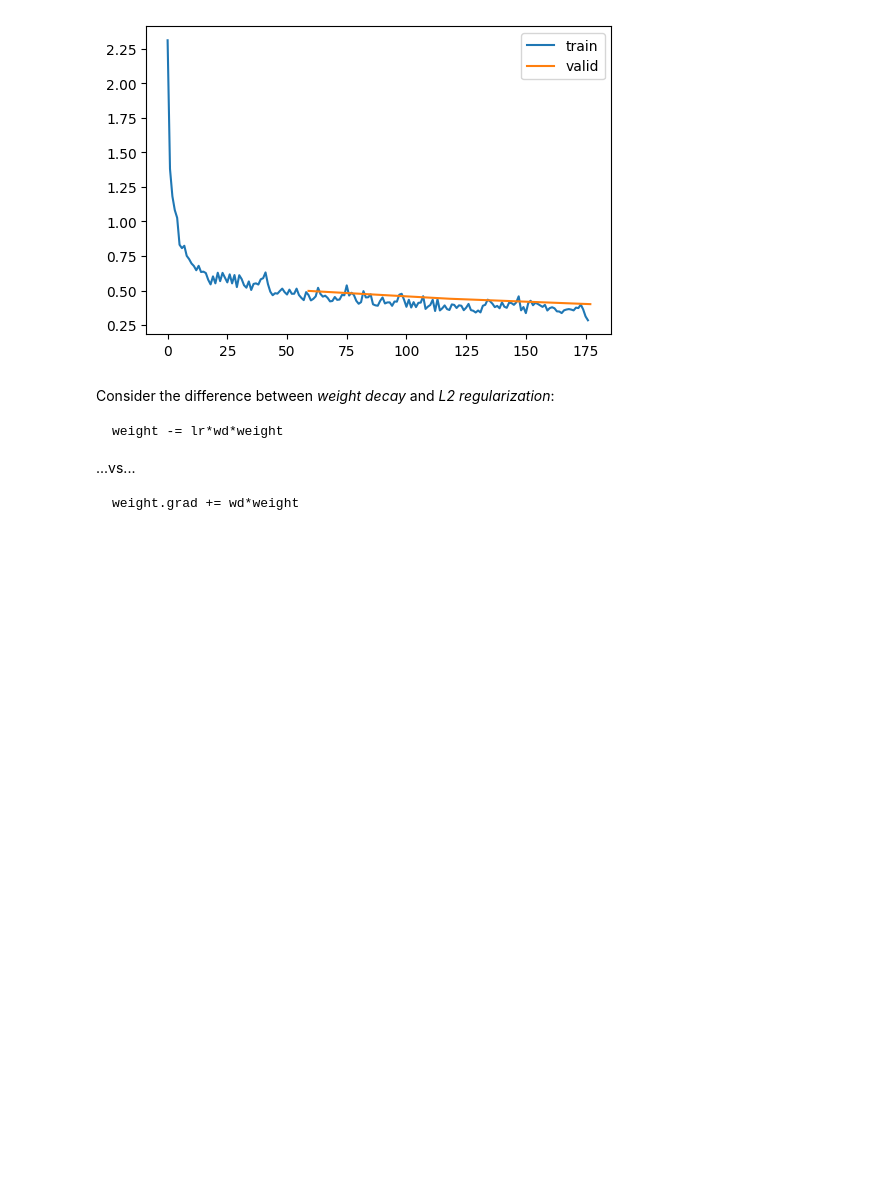
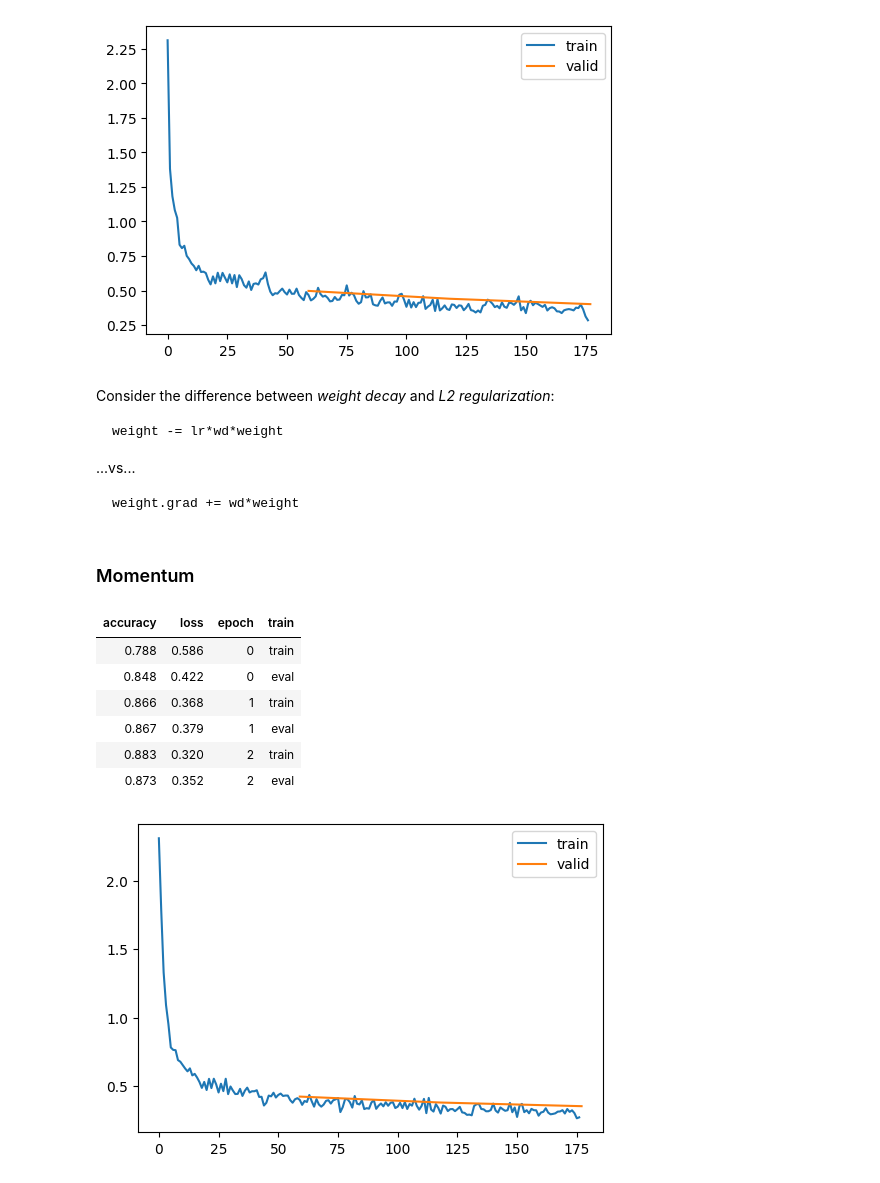
Before and after one commit to teome/diffusion-play, a Jupyter notebook: nbs/12_accel_sgd.ipynb, the cells around one changed output. Saved outputs shown, nothing was run; the diff lists cells and outputs as text; code cells hidden in the pictures; blank space fills up the shorter version.

````diff
--- a/nbs/12_accel_sgd.ipynb
+++ b/nbs/12_accel_sgd.ipynb
@@ -113,3 +113,30 @@ weight -= lr*wd*weight
 ``` python
 weight.grad += wd*weight
 ```
+# %% [markdown]
+### Momentum
+# %%
+class Momentum(SGD):
+    def __init__(self, params, lr, wd=0, mom=0.9):
+        super().__init__(params, lr, wd)
+        self.mom = mom
+
+    def opt_step(self, p):
+        if not hasattr(p, 'grad_avg'): p.grad_avg = torch.zeros_like(p.grad)
+        p.grad_avg = p.grad_avg * self.mom + p.grad * (1 - self.mom)
+        p -= self.lr * p.grad_avg
+# %%
+set_seed(42)
+model = get_model(act_gr, norm=nn.BatchNorm2d).apply(iw)
+learn = TrainLearner(model, dls, F.cross_entropy, lr=1.5, cbs=cbs, opt_func=Momentum)
+# %%
+learn.fit(3)
+# %% [output]
+| accuracy | loss | epoch | train |
+| 0.788 | 0.586 | 0 | train |
+| 0.848 | 0.422 | 0 | eval |
+| 0.866 | 0.368 | 1 | train |
+| 0.867 | 0.379 | 1 | eval |
+| 0.883 | 0.320 | 2 | train |
+| 0.873 | 0.352 | 2 | eval |
+[figure, added]
````
Also changed, not shown: parts of 28 cells of this notebook.
